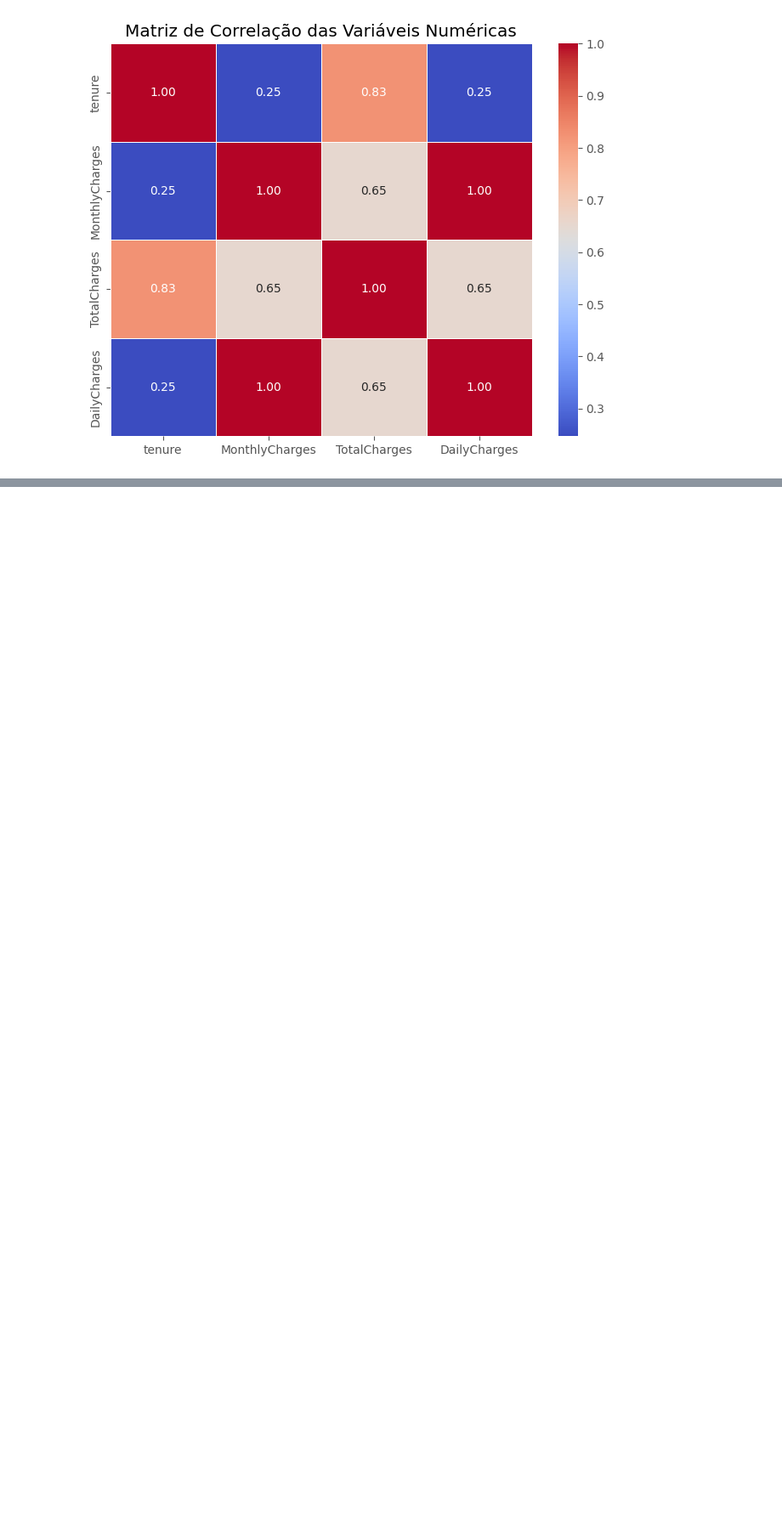
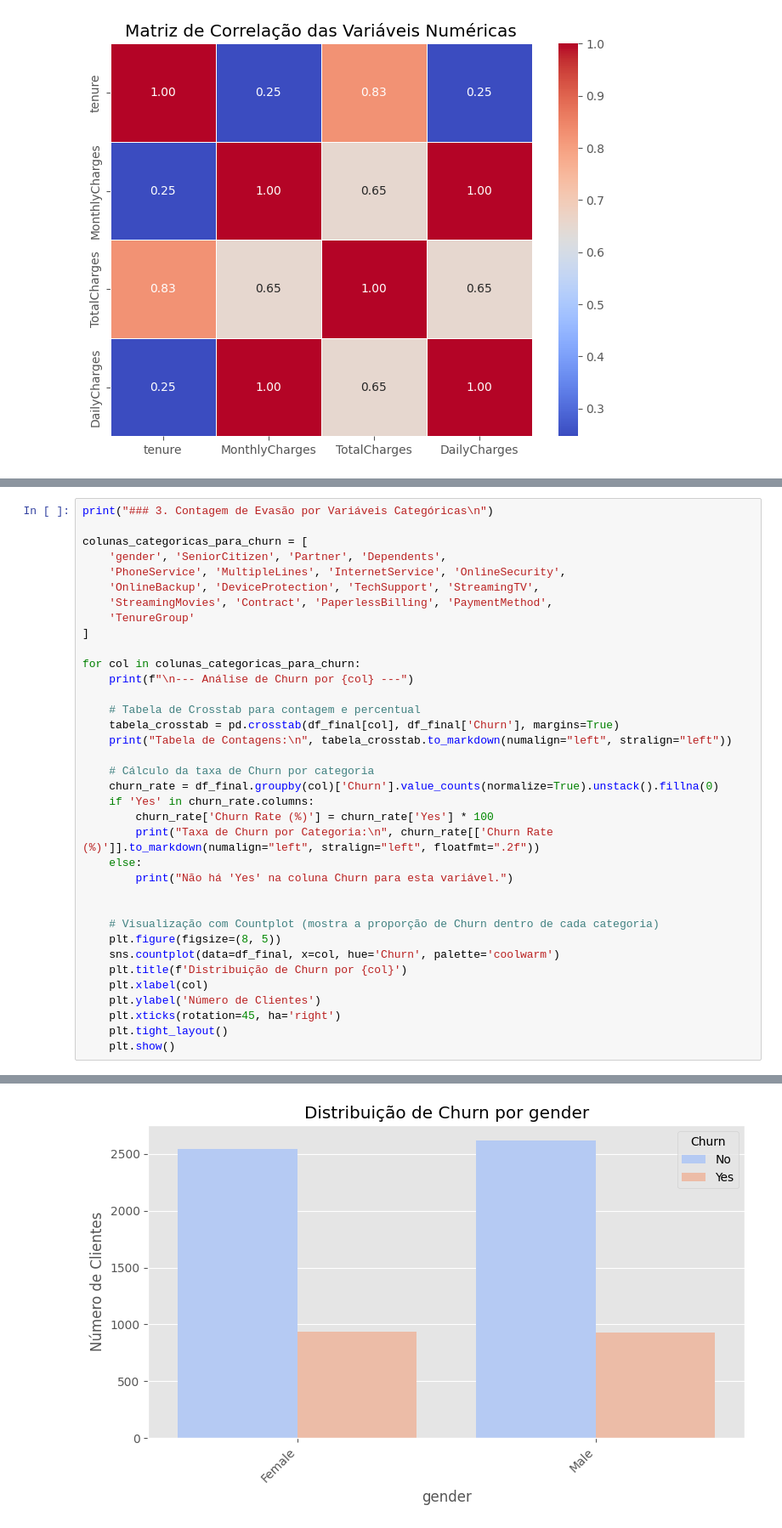
Before and after one commit to moises-rb/Analise_Dados, a Jupyter notebook: Telecom_X/challenge_telecomx.ipynb, the cells around one changed output, grey strips where cells are left out. Shown at 85% size. Saved outputs shown, nothing was run; the diff lists cells and outputs as text; blank space fills up the shorter version.

```diff
--- a/Telecom_X/challenge_telecomx.ipynb
+++ b/Telecom_X/challenge_telecomx.ipynb
@@ -929,0 +1030,37 @@ Matriz de Correlação:
+# %%
+print("### 3. Contagem de Evasão por Variáveis Categóricas\n")
+
+colunas_categoricas_para_churn = [
+    'gender', 'SeniorCitizen', 'Partner', 'Dependents',
+    'PhoneService', 'MultipleLines', 'InternetService', 'OnlineSecurity',
+    'OnlineBackup', 'DeviceProtection', 'TechSupport', 'StreamingTV',
+    'StreamingMovies', 'Contract', 'PaperlessBilling', 'PaymentMethod',
+    'TenureGroup'
+]
+
+for col in colunas_categoricas_para_churn:
+    print(f"\n--- Análise de Churn por {col} ---")
+
+    # Tabela de Crosstab para contagem e percentual
+    tabela_crosstab = pd.crosstab(df_final[col], df_final['Churn'], margins=True)
+    print("Tabela de Contagens:\n", tabela_crosstab.to_markdown(numalign="left", stralign="left"))
+
+    # Cálculo da taxa de Churn por categoria
+    churn_rate = df_final.groupby(col)['Churn'].value_counts(normalize=True).unstack().fillna(0)
+    if 'Yes' in churn_rate.columns:
+        churn_rate['Churn Rate (%)'] = churn_rate['Yes'] * 100
+        print("Taxa de Churn por Categoria:\n", churn_rate[['Churn Rate (%)']].to_markdown(numalign="left", stralign="left", floatfmt=".2f"))
+    else:
+        print("Não há 'Yes' na coluna Churn para esta variável.")
+
+
+    # Visualização com Countplot (mostra a proporção de Churn dentro de cada categoria)
+    plt.figure(figsize=(8, 5))
+    sns.countplot(data=df_final, x=col, hue='Churn', palette='coolwarm')
+    plt.title(f'Distribuição de Churn por {col}')
+    plt.xlabel(col)
+    plt.ylabel('Número de Clientes')
+    plt.xticks(rotation=45, ha='right')
+    plt.tight_layout()
+    plt.show()
+# %% [output]
@@ -929,0 +1082 @@ Matriz de Correlação:
+[figure, added]
```
Also changed, not shown: parts of 14 cells of this notebook, 3 other files.
